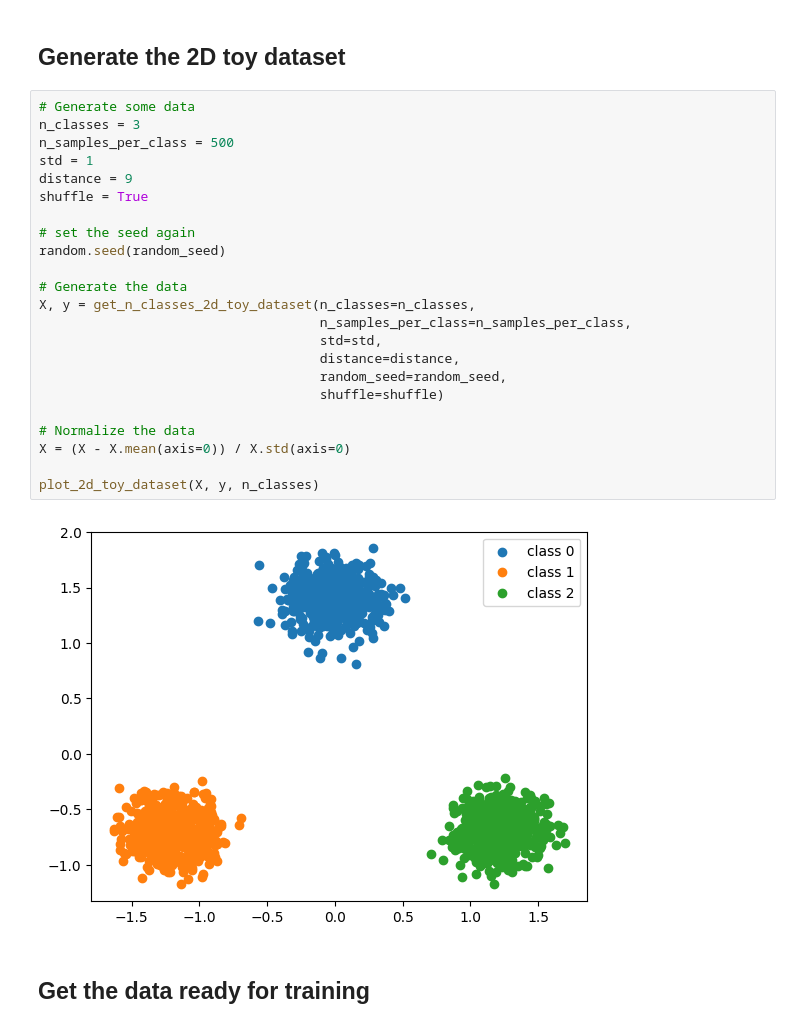
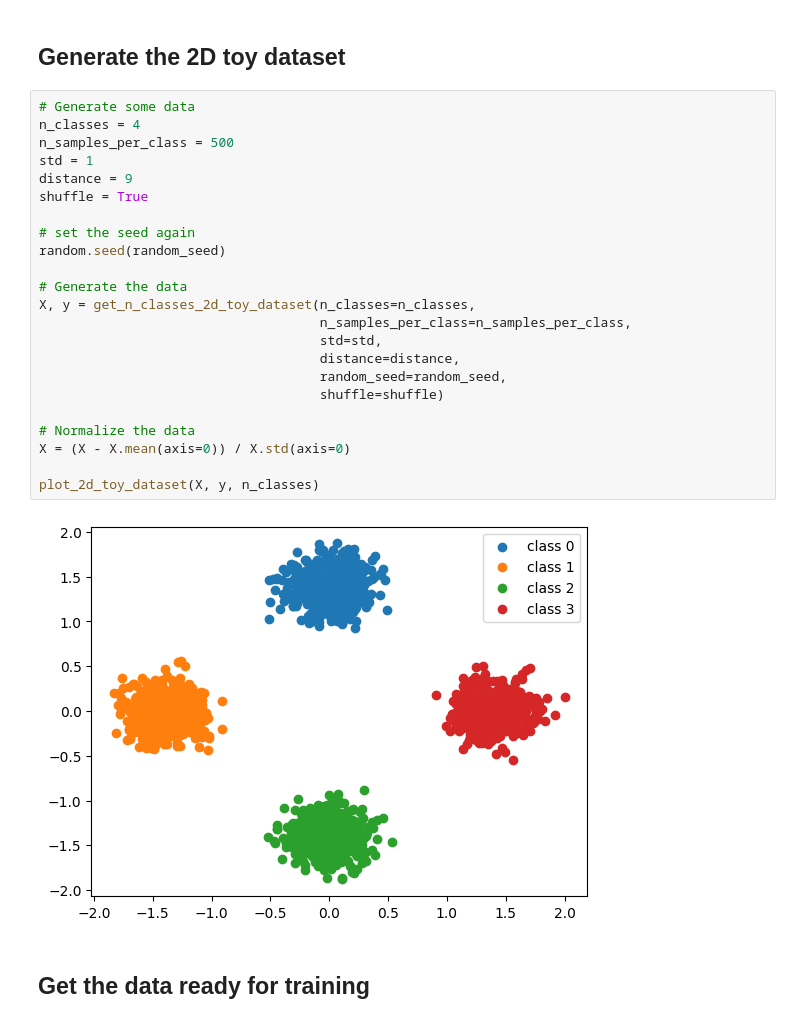
Before and after one commit to gencf/Flexible-Visual-Recognition-by-Evidential-Modeling-of-Confusion-and-Ignorance, a Jupyter notebook: train_toy_dataset.ipynb, the cells around one changed output. Saved outputs shown, nothing was run; the diff lists cells and outputs as text.

```diff
--- a/train_toy_dataset.ipynb
+++ b/train_toy_dataset.ipynb
@@ -64,29 +64,29 @@ class MLP(nn.Module):
 ## Generate the 2D toy dataset
 # %%
 # Generate some data
-n_classes = 3
+n_classes = 4
 n_samples_per_class = 500
 std = 1
 distance = 9
 shuffle = True
 
 # set the seed again
 random.seed(random_seed)
 
 # Generate the data
 X, y = get_n_classes_2d_toy_dataset(n_classes=n_classes,
                                     n_samples_per_class=n_samples_per_class,
                                     std=std,
                                     distance=distance,
                                     random_seed=random_seed,
                                     shuffle=shuffle)
 
 # Normalize the data
 X = (X - X.mean(axis=0)) / X.std(axis=0)
 
 plot_2d_toy_dataset(X, y, n_classes)
 # %% [output]
-[figure, old version]
+[figure, new version]
 # %% [markdown]
 ## Get the data ready for training
 # %%
```
Also changed, not shown: parts of 10 cells of this notebook, 12 other files.
